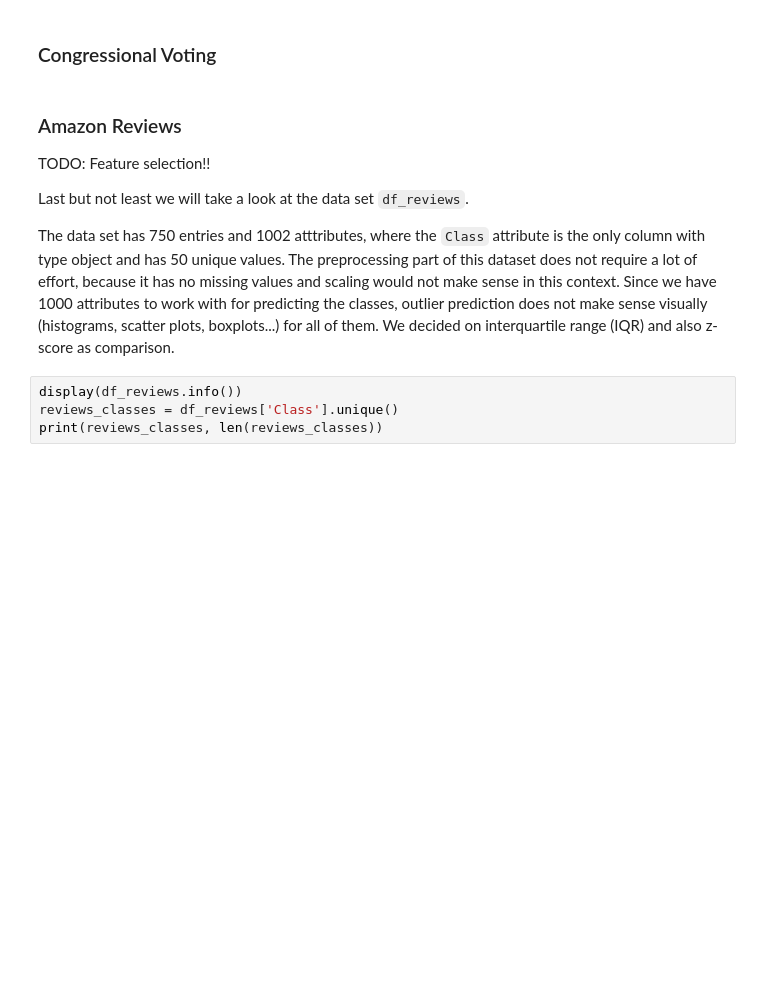
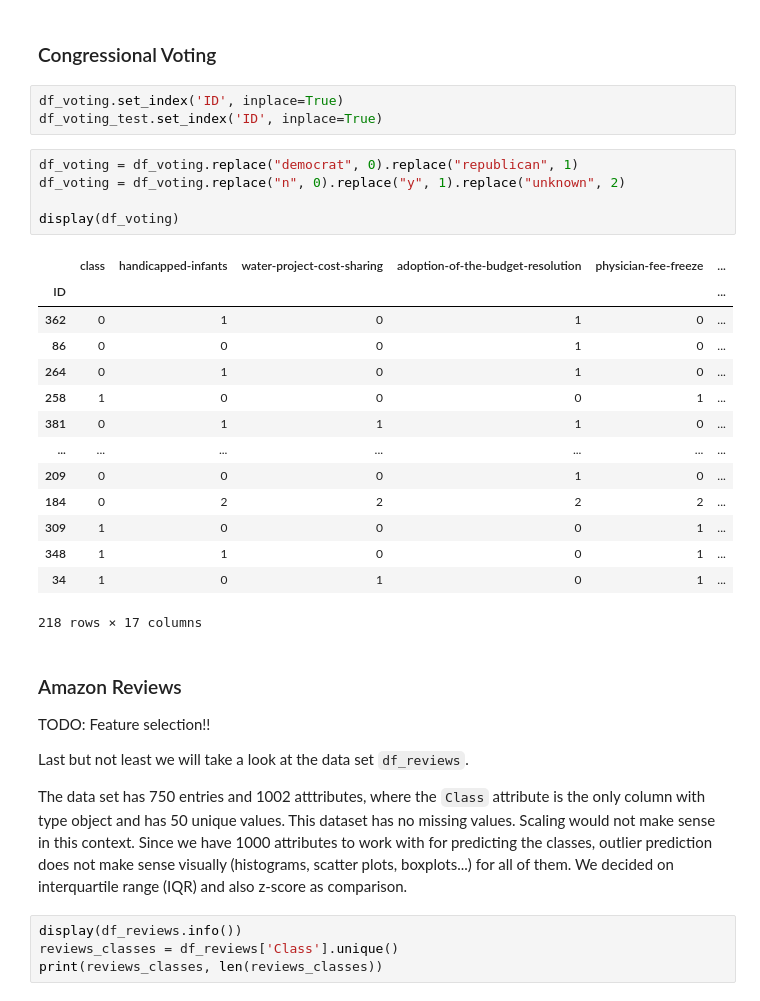
Before and after one commit to claraelisabeth/MachineLearning, a Jupyter notebook: classification.ipynb, the cells around one changed output. Cells and saved outputs as stored; diff of their text form; blank space fills up the shorter version.

```diff
--- a/classification.ipynb
+++ b/classification.ipynb
@@ -252,6 +256,29 @@ plt.show()
 ### Abalone
 # %% [markdown]
 ### Congressional Voting
+# %%
+df_voting.set_index('ID', inplace=True)
+df_voting_test.set_index('ID', inplace=True)
+# %%
+df_voting = df_voting.replace("democrat", 0).replace("republican", 1)
+df_voting = df_voting.replace("n", 0).replace("y", 1).replace("unknown", 2)
+
+display(df_voting)
+# %% [output]
+|  | class | handicapped-infants | water-project-cost-sharing | adoption-of-the-budget-resolution | physician-fee-freeze | ... |
+| ID |  |  |  |  |  | ... |
+| 362 | 0 | 1 | 0 | 1 | 0 | ... |
+| 86 | 0 | 0 | 0 | 1 | 0 | ... |
+| 264 | 0 | 1 | 0 | 1 | 0 | ... |
+| 258 | 1 | 0 | 0 | 0 | 1 | ... |
+| 381 | 0 | 1 | 1 | 1 | 0 | ... |
+| ... | ... | ... | ... | ... | ... | ... |
+| 209 | 0 | 0 | 0 | 1 | 0 | ... |
+| 184 | 0 | 2 | 2 | 2 | 2 | ... |
+| 309 | 1 | 0 | 0 | 0 | 1 | ... |
+| 348 | 1 | 1 | 0 | 0 | 1 | ... |
+| 34 | 1 | 0 | 1 | 0 | 1 | ... |
+218 rows × 17 columns
 # %% [markdown]
 ### Amazon Reviews
 
@@ -259,7 +286,7 @@ TODO: Feature selection!!
 
 Last but not least we will take a look at the data set `df_reviews`.
 
-The data set has 750 entries and 1002 atttributes, where the `Class` attribute is the only column with type object and has 50 unique values. The preprocessing part of this dataset does not require a lot of effort, because it has no missing values and scaling would not make sense in this context. Since we have 1000 attributes to work with for predicting the classes, outlier prediction does not make sense visually (histograms, scatter plots, boxplots...) for all of them. We decided on interquartile range (IQR) and also z-score as comparison.
+The data set has 750 entries and 1002 atttributes, where the `Class` attribute is the only column with type object and has 50 unique values. This dataset has no missing values. Scaling would not make sense in this context. Since we have 1000 attributes to work with for predicting the classes, outlier prediction does not make sense visually (histograms, scatter plots, boxplots...) for all of them. We decided on interquartile range (IQR) and also z-score as comparison.
 # %%
 display(df_reviews.info())
 reviews_classes = df_reviews['Class'].unique()
```
Also changed, not shown: parts of 21 cells of this notebook, 7 other files.
